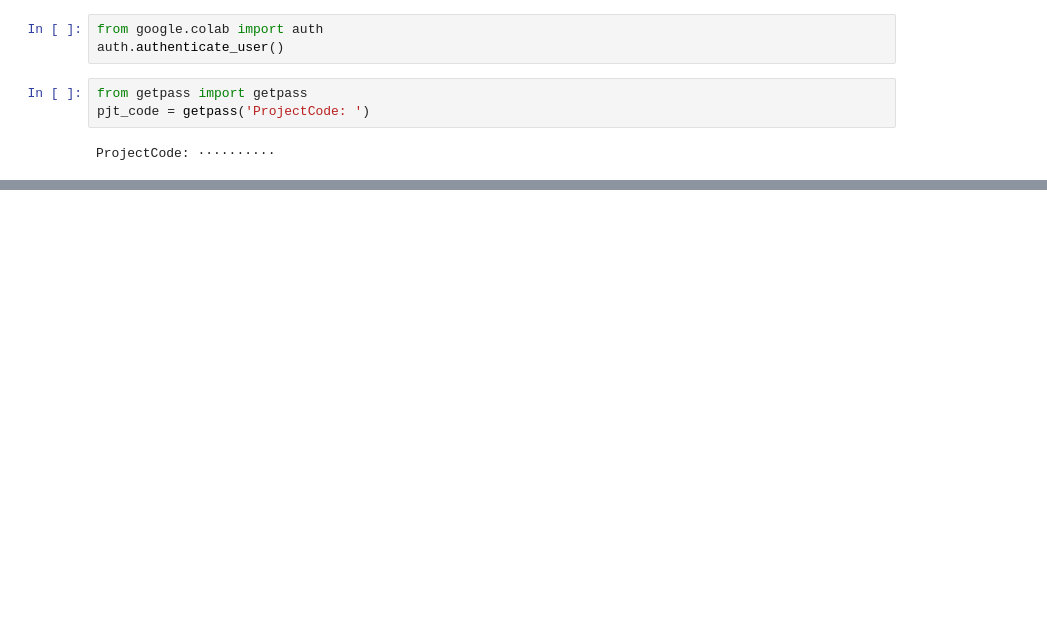
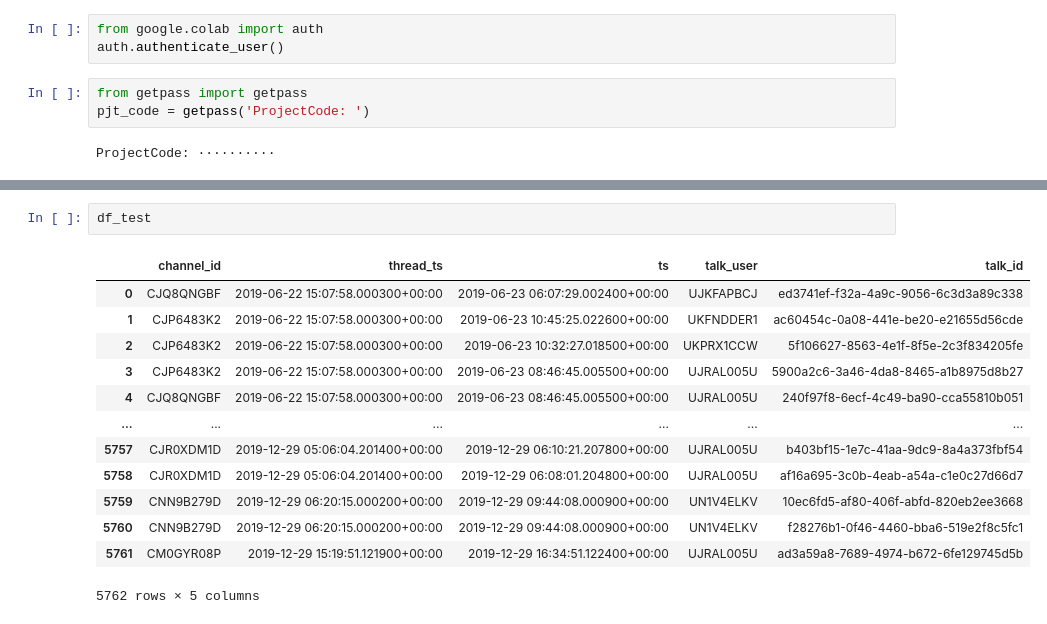
Before and after one commit to daikichidaze/slack-report-2020, a Jupyter notebook: slack-create-mid-table-reply.ipynb, the cells around one changed output, grey strips where cells are left out. Drawn from its saved outputs; the diff is of its cells as text; blank space fills up the shorter version.

```diff
--- a/slack-create-mid-table-reply.ipynb
+++ b/slack-create-mid-table-reply.ipynb
@@ -117,0 +276,16 @@ df
+# %%
+df_test
+# %% [output]
+|  | channel_id | thread_ts | ts | talk_user | talk_id |
+| 0 | CJQ8QNGBF | 2019-06-22 15:07:58.000300+00:00 | 2019-06-23 06:07:29.002400+00:00 | UJKFAPBCJ | ed3741ef-f32a-4a9c-9056-6c3d3a89c338 |
+| 1 | CJP6483K2 | 2019-06-22 15:07:58.000300+00:00 | 2019-06-23 10:45:25.022600+00:00 | UKFNDDER1 | ac60454c-0a08-441e-be20-e21655d56cde |
+| 2 | CJP6483K2 | 2019-06-22 15:07:58.000300+00:00 | 2019-06-23 10:32:27.018500+00:00 | UKPRX1CCW | 5f106627-8563-4e1f-8f5e-2c3f834205fe |
+| 3 | CJP6483K2 | 2019-06-22 15:07:58.000300+00:00 | 2019-06-23 08:46:45.005500+00:00 | UJRAL005U | 5900a2c6-3a46-4da8-8465-a1b8975d8b27 |
+| 4 | CJQ8QNGBF | 2019-06-22 15:07:58.000300+00:00 | 2019-06-23 08:46:45.005500+00:00 | UJRAL005U | 240f97f8-6ecf-4c49-ba90-cca55810b051 |
+| ... | ... | ... | ... | ... | ... |
+| 5757 | CJR0XDM1D | 2019-12-29 05:06:04.201400+00:00 | 2019-12-29 06:10:21.207800+00:00 | UJRAL005U | b403bf15-1e7c-41aa-9dc9-8a4a373fbf54 |
+| 5758 | CJR0XDM1D | 2019-12-29 05:06:04.201400+00:00 | 2019-12-29 06:08:01.204800+00:00 | UJRAL005U | af16a695-3c0b-4eab-a54a-c1e0c27d66d7 |
+| 5759 | CNN9B279D | 2019-12-29 06:20:15.000200+00:00 | 2019-12-29 09:44:08.000900+00:00 | UN1V4ELKV | 10ec6fd5-af80-406f-abfd-820eb2ee3668 |
+| 5760 | CNN9B279D | 2019-12-29 06:20:15.000200+00:00 | 2019-12-29 09:44:08.000900+00:00 | UN1V4ELKV | f28276b1-0f46-4460-bba6-519e2f8c5fc1 |
+| 5761 | CM0GYR08P | 2019-12-29 15:19:51.121900+00:00 | 2019-12-29 16:34:51.122400+00:00 | UJRAL005U | ad3a59a8-7689-4974-b672-6fe129745d5b |
+5762 rows × 5 columns
```
Also changed, not shown: parts of 19 cells of this notebook.
